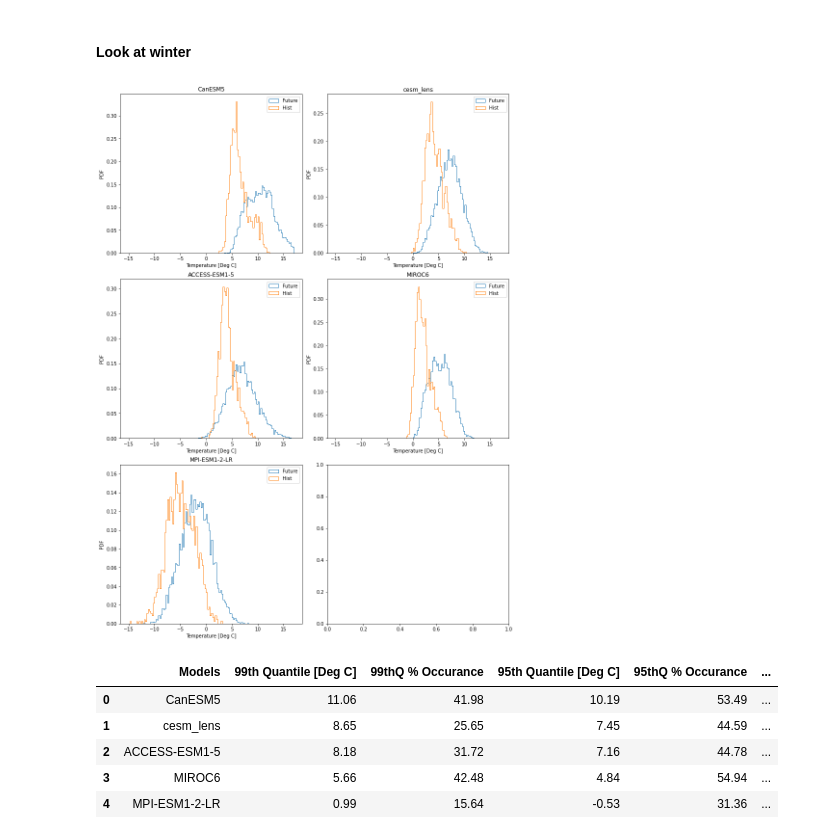
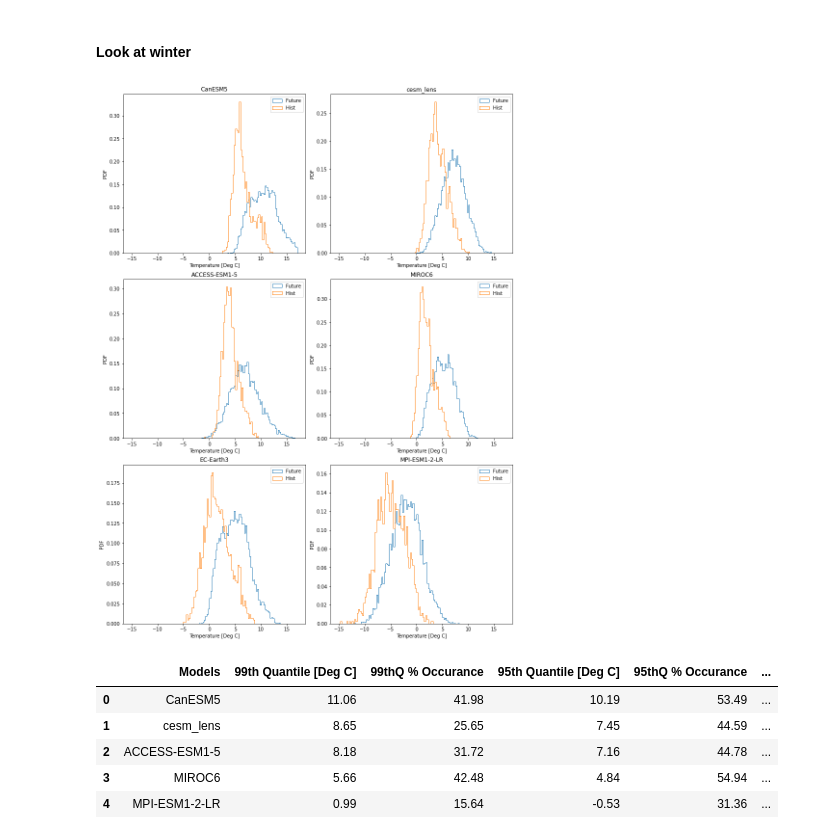
Before and after one commit to MackenzieBlanusa/InternalVariability, a Jupyter notebook: notebooks/InvestigateExtremeTemp.ipynb, the cells around one changed output. Cells and saved outputs as stored; diff of their text form; code cells hidden in the pictures.

Commit message:
added in EC-Earth data

```diff
--- a/notebooks/InvestigateExtremeTemp.ipynb
+++ b/notebooks/InvestigateExtremeTemp.ipynb
@@ -73,7 +80,8 @@ bins = np.arange(bmin,bmax+dbins,dbins)
 
 fig, ax = plt.subplots(nrows=3, ncols=2, constrained_layout=True,figsize=(12,16))
 axes = [ax[0,0],ax[0,1],ax[1,0],ax[1,1],ax[2,0],ax[2,1]]
-models=['CanESM5','cesm_lens','ACCESS-ESM1-5','MIROC6','MPI-ESM1-2-LR']
+models=['CanESM5','cesm_lens','ACCESS-ESM1-5','MIROC6',
+        'EC-Earth3','MPI-ESM1-2-LR']
 for axe,model in zip(axes,models):
     axe.hist(USeast_future.sel(model=model),density=True, bins=bins,histtype='step',label='Future');
     axe.hist(USeast_hist.sel(model=model),density=True,bins=bins,histtype='step',label='Hist');
@@ -93,7 +101,7 @@ Q95 = []
 Q95_percent = []
 Q90 = []
 Q90_percent = []
-models = ['CanESM5','cesm_lens','ACCESS-ESM1-5','MIROC6','MPI-ESM1-2-LR']
+models = ['CanESM5','cesm_lens','ACCESS-ESM1-5','MIROC6','EC-Earth3','MPI-ESM1-2-LR']
 for model in models:
 
     Q99.append(quantile_occurance(USeast_hist.sel(model=model),
@@ -150,7 +159,7 @@ bins = np.arange(bmin,bmax+dbins,dbins)
 
 fig, ax = plt.subplots(nrows=3, ncols=2, constrained_layout=True,figsize=(12,16))
 axes = [ax[0,0],ax[0,1],ax[1,0],ax[1,1],ax[2,0],ax[2,1]]
-models=['CanESM5','cesm_lens','ACCESS-ESM1-5','MIROC6','MPI-ESM1-2-LR']
+models=['CanESM5','cesm_lens','ACCESS-ESM1-5','MIROC6','EC-Earth3','MPI-ESM1-2-LR']
 for axe,model in zip(axes,models):
     axe.hist(JJA_future.sel(model=model),density=True, bins=bins,histtype='step',label='Future');
     axe.hist(JJA_hist.sel(model=model),density=True,bins=bins,histtype='step',label='Hist');
@@ -167,7 +176,7 @@ Q95 = []
 Q95_percent = []
 Q90 = []
 Q90_percent = []
-models = ['CanESM5','cesm_lens','ACCESS-ESM1-5','MIROC6','MPI-ESM1-2-LR']
+models = ['CanESM5','cesm_lens','ACCESS-ESM1-5','MIROC6','EC-Earth3','MPI-ESM1-2-LR']
 for model in models:
 
     Q99.append(quantile_occurance(JJA_hist.sel(model=model),
@@ -202,20 +212,20 @@ df
 # %%
 # make step PDF for all models
 dbins, bmin, bmax = 0.25, -15, 17
 bins = np.arange(bmin,bmax+dbins,dbins)
 
 fig, ax = plt.subplots(nrows=3, ncols=2, constrained_layout=True,figsize=(12,16))
 axes = [ax[0,0],ax[0,1],ax[1,0],ax[1,1],ax[2,0],ax[2,1]]
-models=['CanESM5','cesm_lens','ACCESS-ESM1-5','MIROC6','MPI-ESM1-2-LR']
+models=['CanESM5','cesm_lens','ACCESS-ESM1-5','MIROC6','EC-Earth3','MPI-ESM1-2-LR']
 for axe,model in zip(axes,models):
     axe.hist(DJF_future.sel(model=model),density=True, bins=bins,histtype='step',label='Future');
     axe.hist(DJF_hist.sel(model=model),density=True,bins=bins,histtype='step',label='Hist');
     axe.set_xlabel('Temperature [Deg C]')
     axe.set_ylabel('PDF')
     axe.set_title(model)
     axe.legend()
 # %% [output]
-[figure, old version]
+[figure, new version]
 # %%
 Q99 = []
 Q99_percent = []
```
Also changed, not shown: parts of 29 cells of this notebook.
